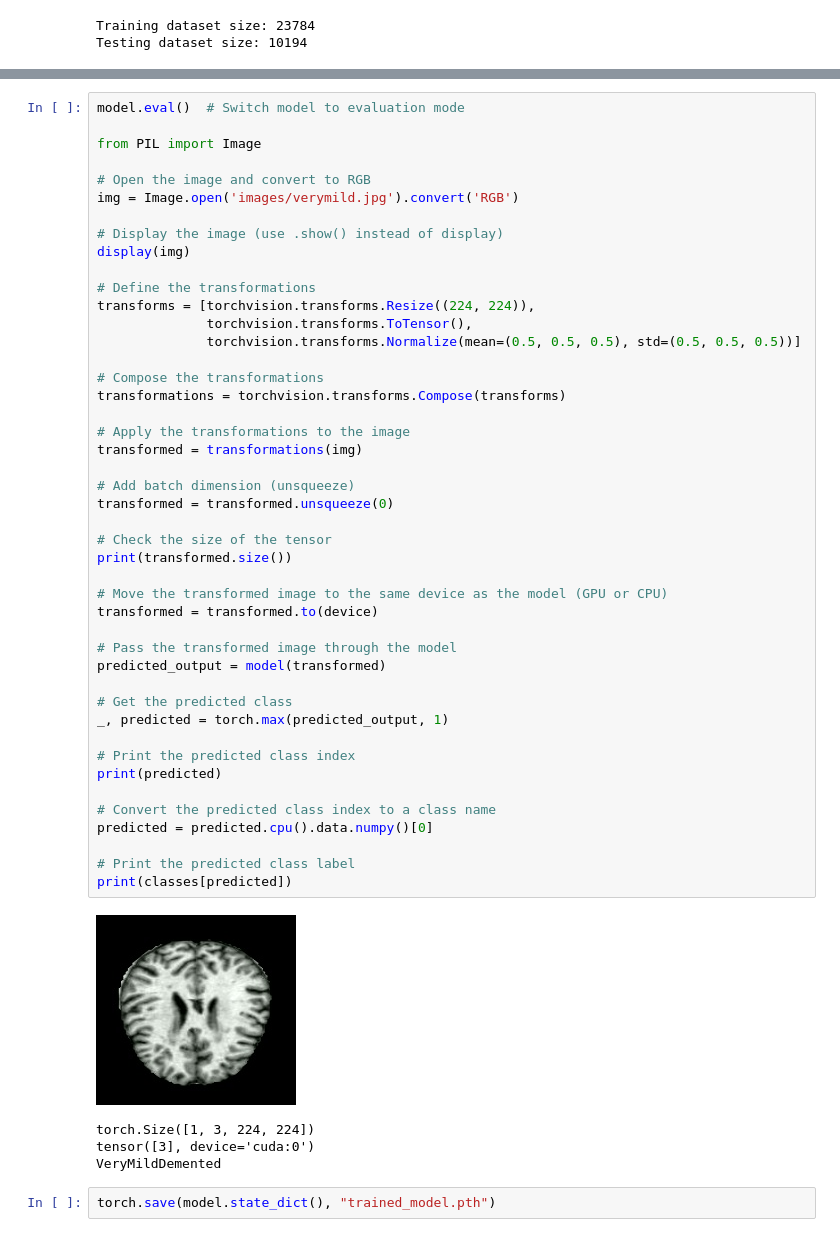
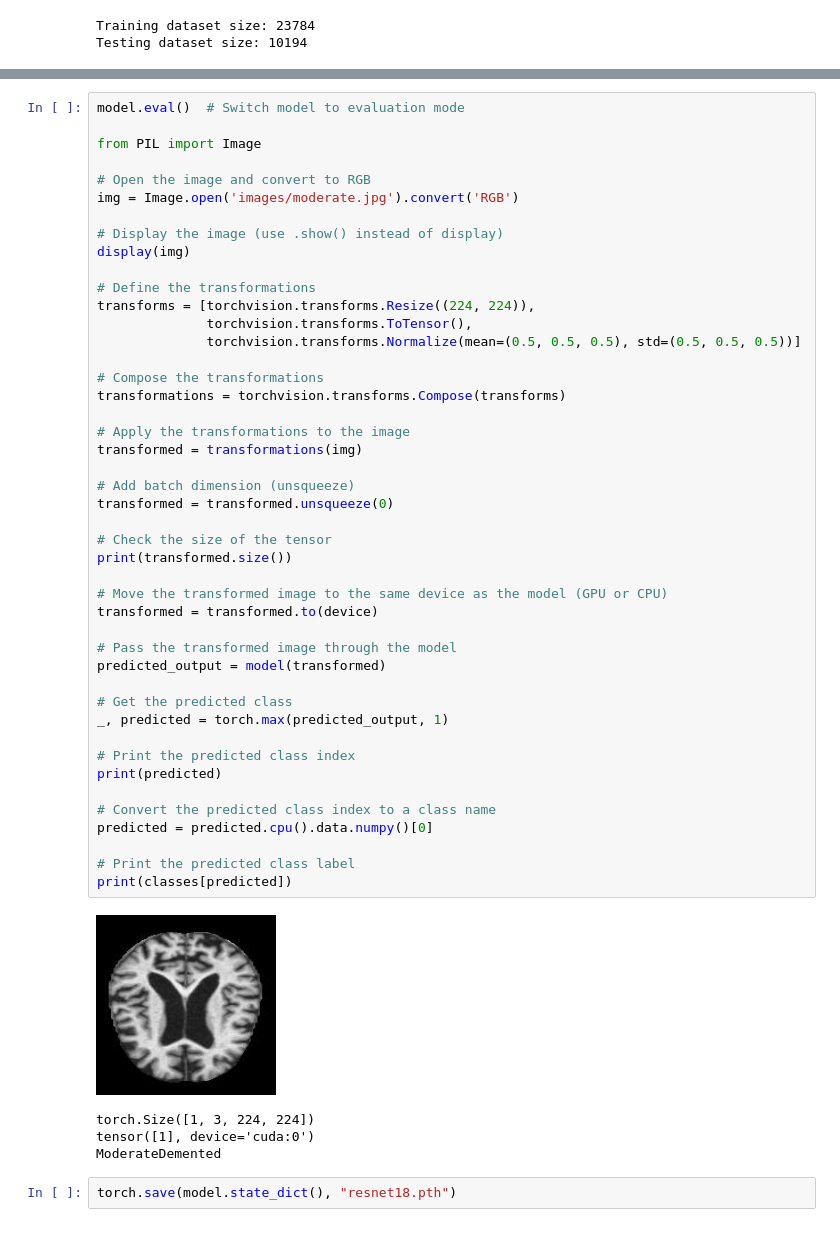
Before and after one commit to ArvinGuy/ImageClasificationAlzD, a Jupyter notebook: AdRes18.ipynb, the cells around one changed output, grey strips where cells are left out. Drawn from its saved outputs; the diff is of its cells as text.

```diff
--- a/AdRes18.ipynb
+++ b/AdRes18.ipynb
@@ -297,7 +302,7 @@ model.eval()  # Switch model to evaluation mode
 from PIL import Image
 
 # Open the image and convert to RGB
-img = Image.open('images/verymild.jpg').convert('RGB')
+img = Image.open('images/moderate.jpg').convert('RGB')
 
 # Display the image (use .show() instead of display)
 display(img)
@@ -310,36 +315,36 @@ transforms = [torchvision.transforms.Resize((224, 224)),
 # Compose the transformations
 transformations = torchvision.transforms.Compose(transforms)
 
 # Apply the transformations to the image
 transformed = transformations(img)
 
 # Add batch dimension (unsqueeze)
 transformed = transformed.unsqueeze(0)
 
 # Check the size of the tensor
 print(transformed.size())
 
 # Move the transformed image to the same device as the model (GPU or CPU)
 transformed = transformed.to(device)
 
 # Pass the transformed image through the model
 predicted_output = model(transformed)
 
 # Get the predicted class
 _, predicted = torch.max(predicted_output, 1)
 
 # Print the predicted class index
 print(predicted)
 
 # Convert the predicted class index to a class name
 predicted = predicted.cpu().data.numpy()[0]
 
 # Print the predicted class label
 print(classes[predicted])
 # %% [output]
-[figure, old version]
+[figure, new version]
 torch.Size([1, 3, 224, 224])
-tensor([3], device='cuda:0')
-VeryMildDemented
+tensor([1], device='cuda:0')
+ModerateDemented
 # %%
-torch.save(model.state_dict(), "trained_model.pth")
+torch.save(model.state_dict(), "resnet18.pth")
```
Also changed, not shown: parts of 7 cells of this notebook, 2 other files.
